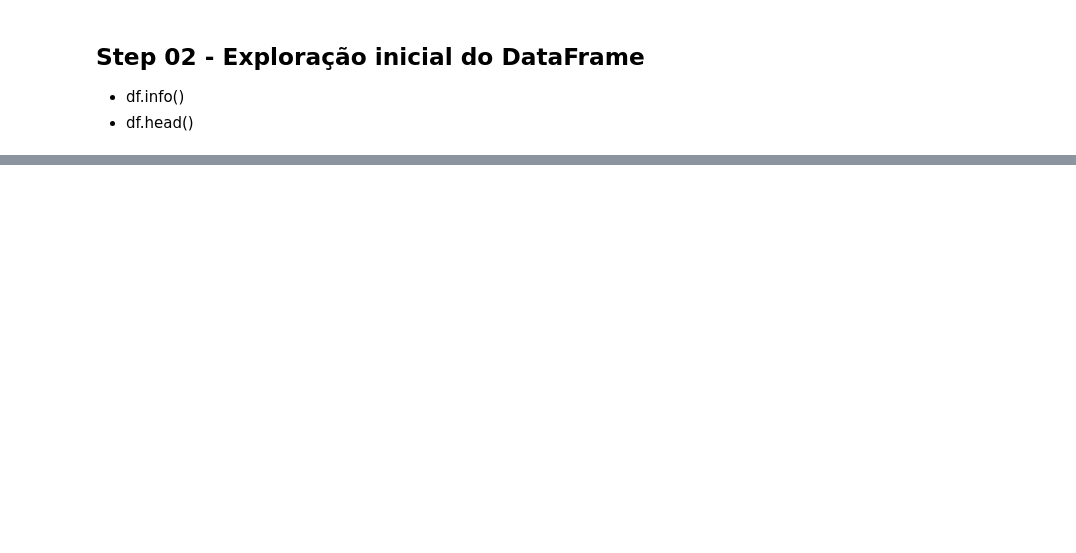
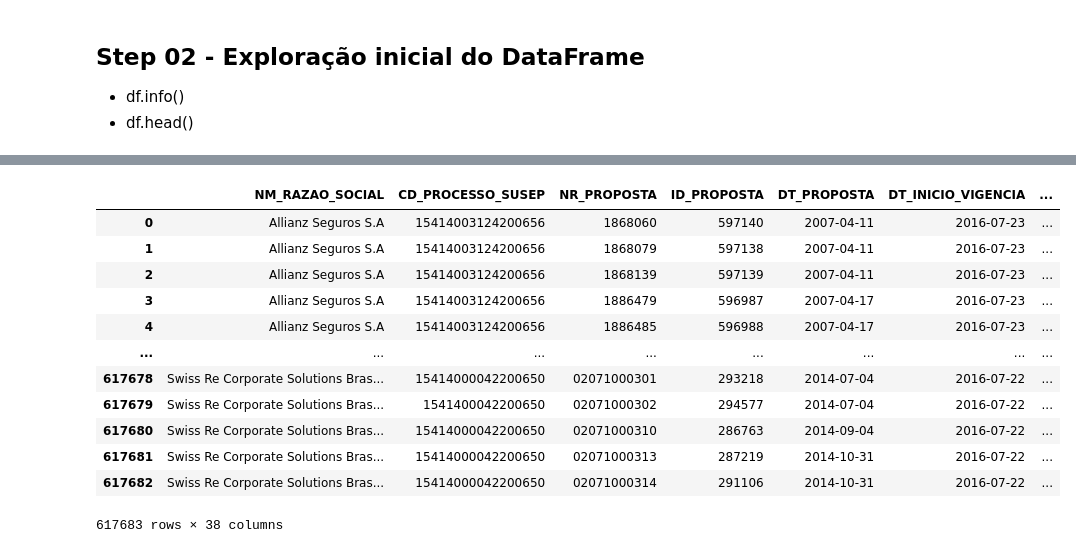
Before and after one commit to PortalDosDados/analise_seguro_rural, a Jupyter notebook: notebook.ipynb, the cells around one changed output, grey strips where cells are left out. Drawn from its saved outputs; the diff is of its cells as text; code cells hidden in the pictures; blank space fills up the shorter version.

```diff
--- a/notebook.ipynb
+++ b/notebook.ipynb
@@ -170,0 +119,18 @@ df_clean
+# %%
+# Altera o tipo de dados das colunas para datatime
+
+cols = [
+    'DT_PROPOSTA',
+    'DT_INICIO_VIGENCIA',
+    'DT_FIM_VIGENCIA'
+]
+
+# Converte para datetime, interpretando formato brasileiro
+df[cols] = df[cols].apply(lambda x: pd.to_datetime(x, dayfirst=True))
+
+# Extrai apenas a parte da data
+df[cols] = df[cols].apply(lambda x: x.dt.date) # Converte para date, removendo o tempo.
+
+
+# Verifica os tipos de dados após a alteração
+df.head()
@@ -170,0 +144,35 @@ df_clean
+# %%
+# transformando colunas categóricas em numéricas
+
+cols =[
+
+    'NR_AREA_TOTAL',
+    'NR_ANIMAL',
+    'NR_PRODUTIVIDADE_ESTIMADA',
+    'NR_PRODUTIVIDADE_SEGURADA',
+    'NivelDeCobertura',
+    'VL_LIMITE_GARANTIA',
+    'VL_PREMIO_LIQUIDO',
+    'PE_TAXA',
+    'VL_SUBVENCAO_FEDERAL',
+    'VALOR_INDENIZAÇÃO'
+
+    ]
+
+df[cols] = df[cols].apply(pd.to_numeric, errors='coerce').round(2)
+
+df
+# %% [output]
+|  | NM_RAZAO_SOCIAL | CD_PROCESSO_SUSEP | NR_PROPOSTA | ID_PROPOSTA | DT_PROPOSTA | DT_INICIO_VIGENCIA | ... |
+| 0 | Allianz Seguros S.A | 15414003124200656 | 1868060 | 597140 | 2007-04-11 | 2016-07-23 | ... |
+| 1 | Allianz Seguros S.A | 15414003124200656 | 1868079 | 597138 | 2007-04-11 | 2016-07-23 | ... |
+| 2 | Allianz Seguros S.A | 15414003124200656 | 1868139 | 597139 | 2007-04-11 | 2016-07-23 | ... |
+| 3 | Allianz Seguros S.A | 15414003124200656 | 1886479 | 596987 | 2007-04-17 | 2016-07-23 | ... |
+| 4 | Allianz Seguros S.A | 15414003124200656 | 1886485 | 596988 | 2007-04-17 | 2016-07-23 | ... |
+| ... | ... | ... | ... | ... | ... | ... | ... |
+| 617678 | Swiss Re Corporate Solutions Bras... | 15414000042200650 | 02071000301 | 293218 | 2014-07-04 | 2016-07-22 | ... |
+| 617679 | Swiss Re Corporate Solutions Bras... | 1541400042200650 | 02071000302 | 294577 | 2014-07-04 | 2016-07-22 | ... |
+| 617680 | Swiss Re Corporate Solutions Bras... | 15414000042200650 | 02071000310 | 286763 | 2014-09-04 | 2016-07-22 | ... |
+| 617681 | Swiss Re Corporate Solutions Bras... | 15414000042200650 | 02071000313 | 287219 | 2014-10-31 | 2016-07-22 | ... |
+| 617682 | Swiss Re Corporate Solutions Bras... | 15414000042200650 | 02071000314 | 291106 | 2014-10-31 | 2016-07-22 | ... |
+617683 rows × 38 columns
```
Also changed, not shown: parts of 12 cells of this notebook.
